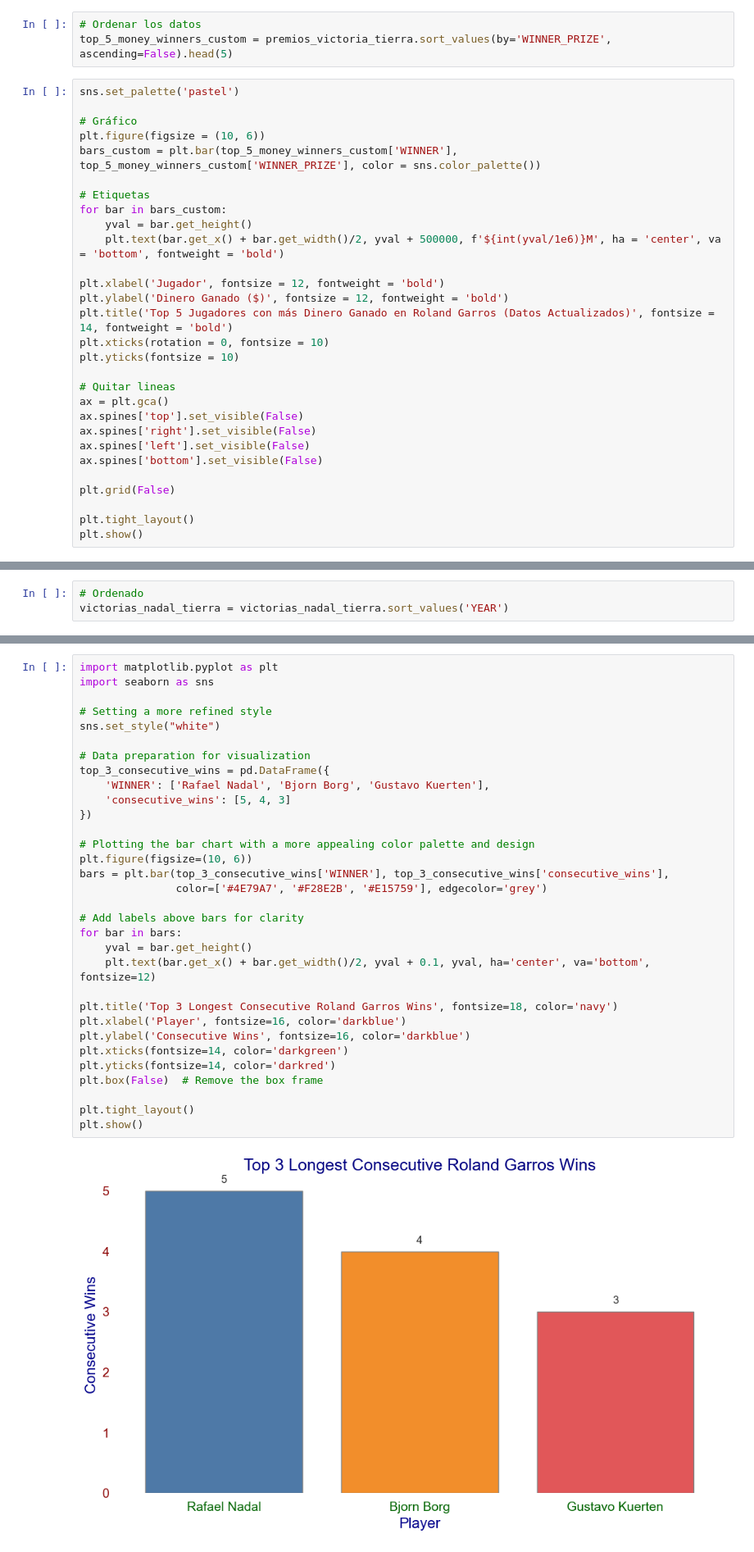
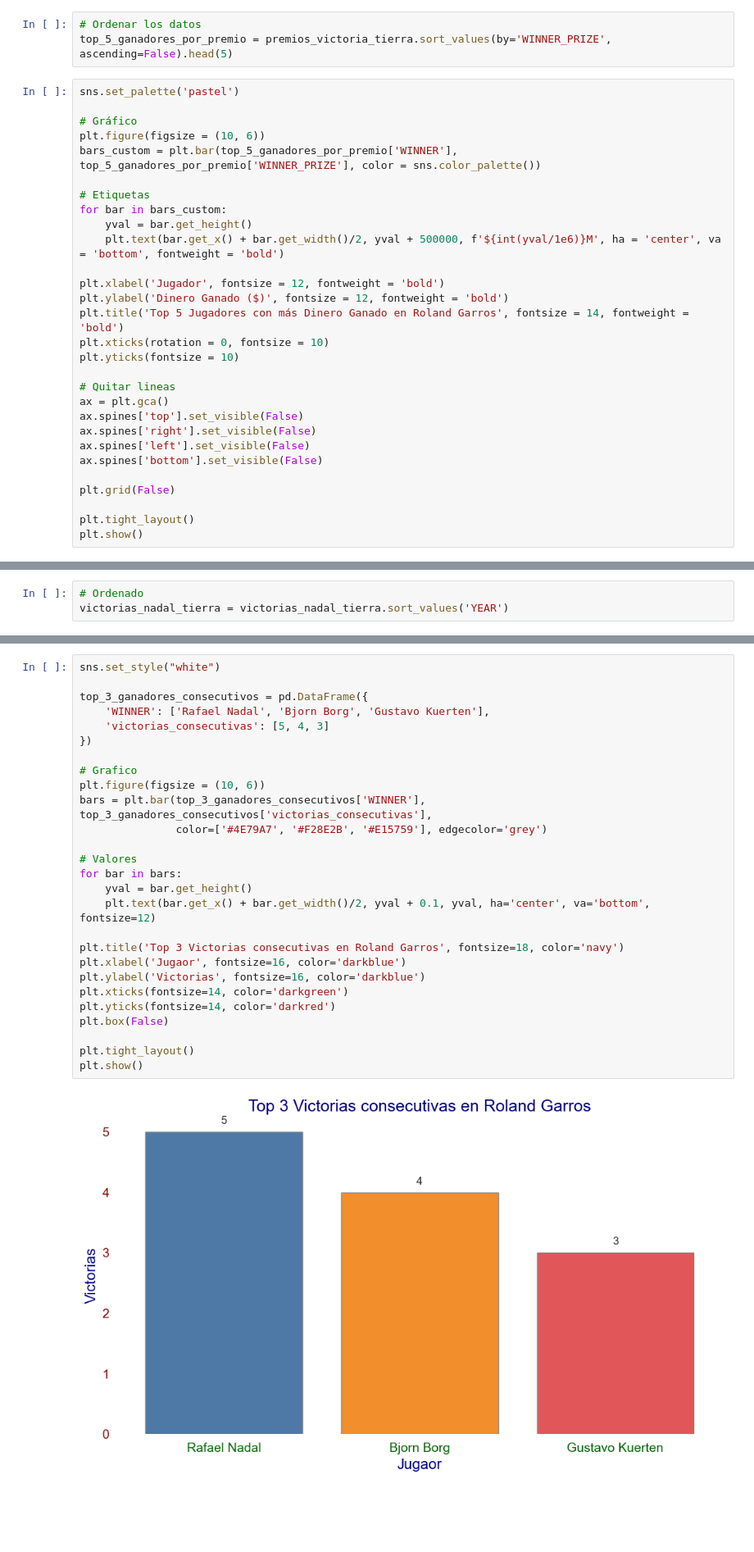
Before and after one commit to Lokhy87/EDA_entrega, a Jupyter notebook: Limpieza.ipynb, the cells around one changed output, grey strips where cells are left out. Shown at 82% size. Cells and saved outputs as stored; diff of their text form; blank space fills up the shorter version.

```diff
--- a/Limpieza.ipynb
+++ b/Limpieza.ipynb
@@ -1156,13 +1156,13 @@ premios_victoria_tierra
 | 24 | Y. Noah | 1 | 2496000 |
 # %%
 # Ordenar los datos
-top_5_money_winners_custom = premios_victoria_tierra.sort_values(by='WINNER_PRIZE', ascending=False).head(5)
+top_5_ganadores_por_premio = premios_victoria_tierra.sort_values(by='WINNER_PRIZE', ascending=False).head(5)
 # %%
 sns.set_palette('pastel')
 
 # Gráfico
 plt.figure(figsize = (10, 6))
-bars_custom = plt.bar(top_5_money_winners_custom['WINNER'], top_5_money_winners_custom['WINNER_PRIZE'], color = sns.color_palette())
+bars_custom = plt.bar(top_5_ganadores_por_premio['WINNER'], top_5_ganadores_por_premio['WINNER_PRIZE'], color = sns.color_palette())
 
 # Etiquetas
 for bar in bars_custom:
@@ -1171,7 +1171,7 @@ for bar in bars_custom:
 
 plt.xlabel('Jugador', fontsize = 12, fontweight = 'bold')
 plt.ylabel('Dinero Ganado ($)', fontsize = 12, fontweight = 'bold')
-plt.title('Top 5 Jugadores con más Dinero Ganado en Roland Garros (Datos Actualizados)', fontsize = 14, fontweight = 'bold')
+plt.title('Top 5 Jugadores con más Dinero Ganado en Roland Garros', fontsize = 14, fontweight = 'bold')
 plt.xticks(rotation = 0, fontsize = 10)
 plt.yticks(fontsize = 10)
 
@@ -1307,34 +1300,29 @@ top_3_consecutive_wins
 # %%
-import matplotlib.pyplot as plt
-import seaborn as sns
-
-# Setting a more refined style
 sns.set_style("white")
 
-# Data preparation for visualization
-top_3_consecutive_wins = pd.DataFrame({
+top_3_ganadores_consecutivos = pd.DataFrame({
     'WINNER': ['Rafael Nadal', 'Bjorn Borg', 'Gustavo Kuerten'],
-    'consecutive_wins': [5, 4, 3]
+    'victorias_consecutivas': [5, 4, 3]
 })
 
-# Plotting the bar chart with a more appealing color palette and design
-plt.figure(figsize=(10, 6))
-bars = plt.bar(top_3_consecutive_wins['WINNER'], top_3_consecutive_wins['consecutive_wins'],
+# Grafico
+plt.figure(figsize = (10, 6))
+bars = plt.bar(top_3_ganadores_consecutivos['WINNER'], top_3_ganadores_consecutivos['victorias_consecutivas'],
                color=['#4E79A7', '#F28E2B', '#E15759'], edgecolor='grey')
 
-# Add labels above bars for clarity
+# Valores
 for bar in bars:
     yval = bar.get_height()
     plt.text(bar.get_x() + bar.get_width()/2, yval + 0.1, yval, ha='center', va='bottom', fontsize=12)
 
-plt.title('Top 3 Longest Consecutive Roland Garros Wins', fontsize=18, color='navy')
-plt.xlabel('Player', fontsize=16, color='darkblue')
-plt.ylabel('Consecutive Wins', fontsize=16, color='darkblue')
+plt.title('Top 3 Victorias consecutivas en Roland Garros', fontsize=18, color='navy')
+plt.xlabel('Jugaor', fontsize=16, color='darkblue')
+plt.ylabel('Victorias', fontsize=16, color='darkblue')
 plt.xticks(fontsize=14, color='darkgreen')
 plt.yticks(fontsize=14, color='darkred')
-plt.box(False)  # Remove the box frame
+plt.box(False)
 
 plt.tight_layout()
 plt.show()
 # %% [output]
-[figure, old version]
+[figure, new version]
```
Also changed, not shown: parts of 21 cells of this notebook.
